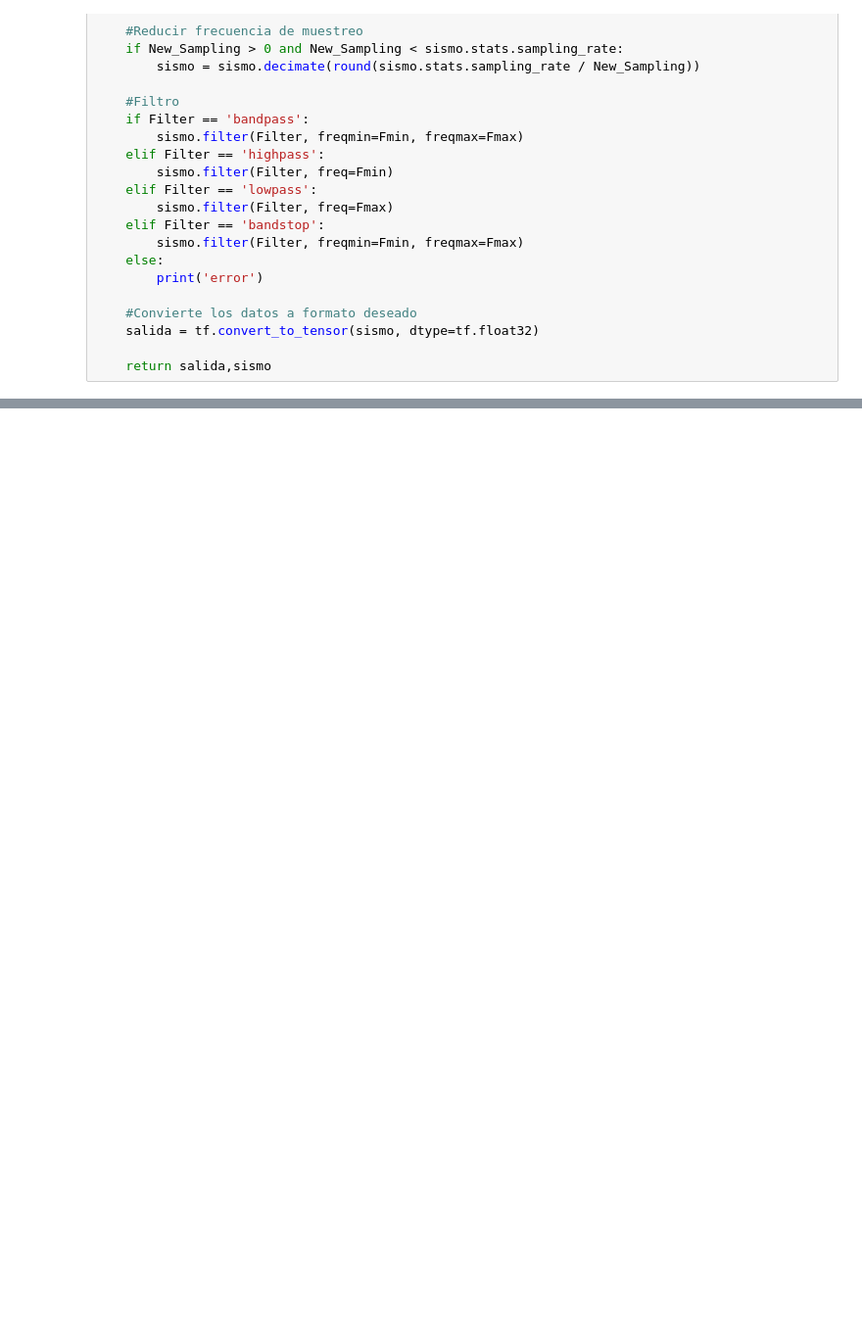
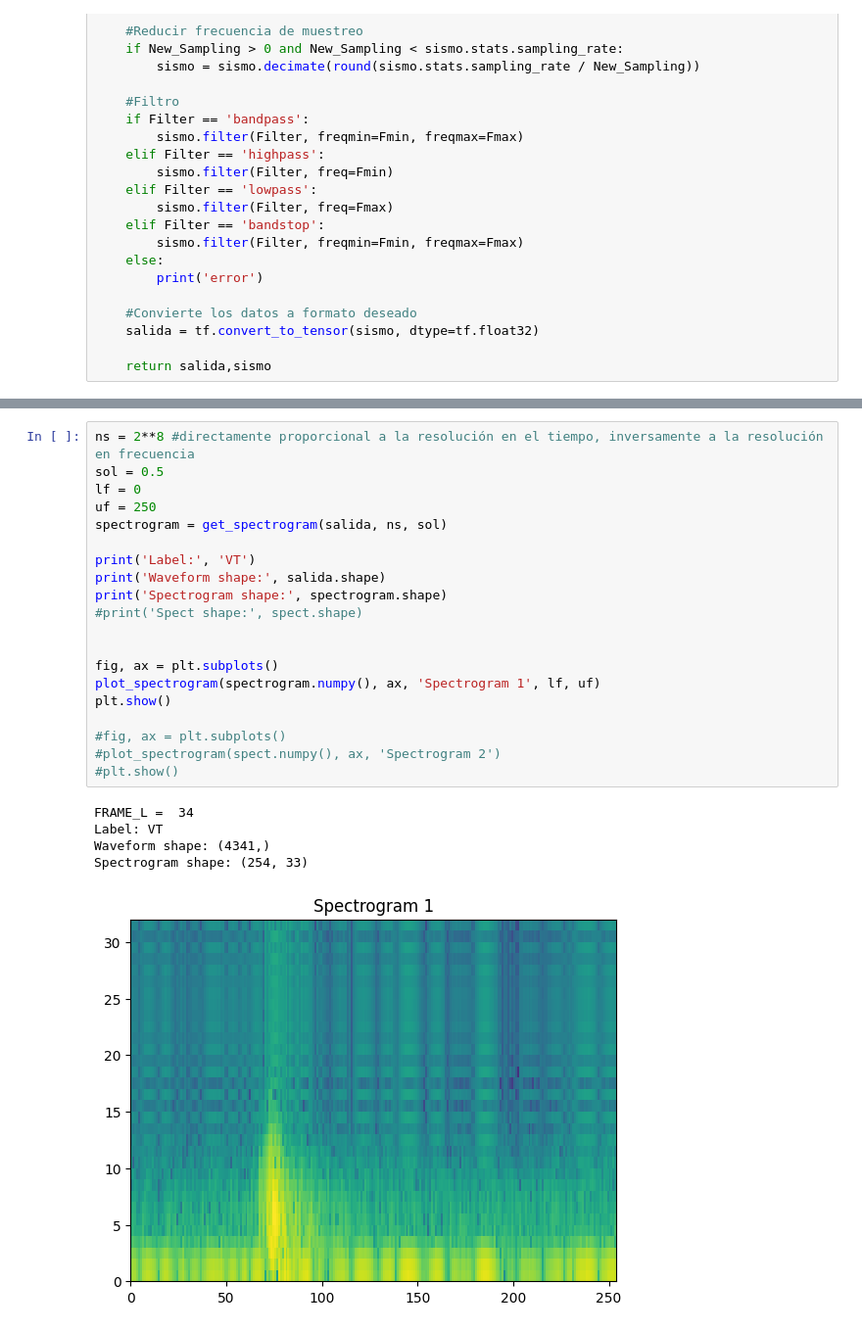
Before and after one commit to Andavaro/Trabajo_de_grado_CEIA, a Jupyter notebook: prueba_prepros.ipynb, the cells around one changed output, grey strips where cells are left out. Shown at 98% size. Drawn from its saved outputs; the diff is of its cells as text; blank space fills up the shorter version.

```diff
--- a/prueba_prepros.ipynb
+++ b/prueba_prepros.ipynb
@@ -82,0 +137,26 @@ spc = plt.specgram(sismo , NFFT=nfft, Fs=20, noverlap=round(nfft*sol))
+# %%
+ns = 2**8 #directamente proporcional a la resolución en el tiempo, inversamente a la resolución en frecuencia
+sol = 0.5
+lf = 0
+uf = 250
+spectrogram = get_spectrogram(salida, ns, sol)
+
+print('Label:', 'VT')
+print('Waveform shape:', salida.shape)
+print('Spectrogram shape:', spectrogram.shape)
+#print('Spect shape:', spect.shape)
+
+
+fig, ax = plt.subplots()
+plot_spectrogram(spectrogram.numpy(), ax, 'Spectrogram 1', lf, uf)
+plt.show()
+
+#fig, ax = plt.subplots()
+#plot_spectrogram(spect.numpy(), ax, 'Spectrogram 2')
+#plt.show()
+# %% [output]
+FRAME_L =  34
+Label: VT
+Waveform shape: (4341,)
+Spectrogram shape: (254, 33)
+[figure, added]
```
Also changed, not shown: parts of 6 cells of this notebook, 1 other file.
